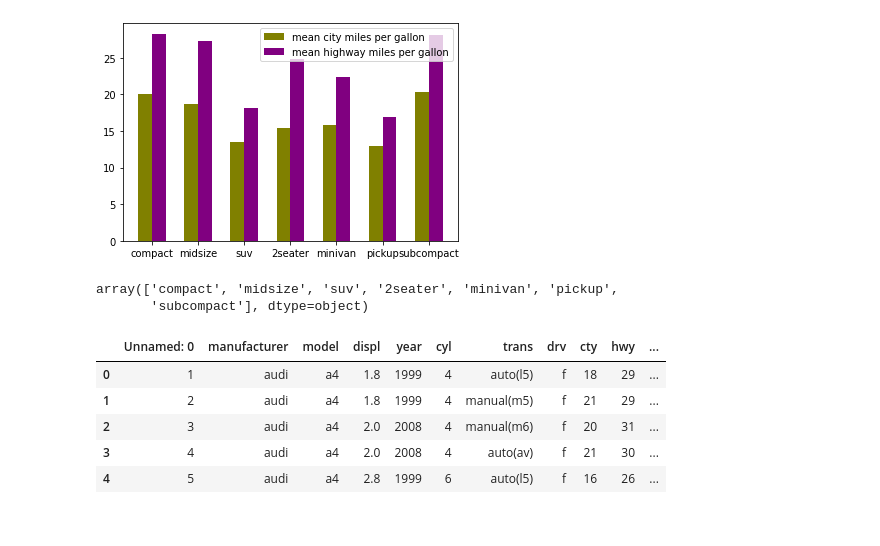
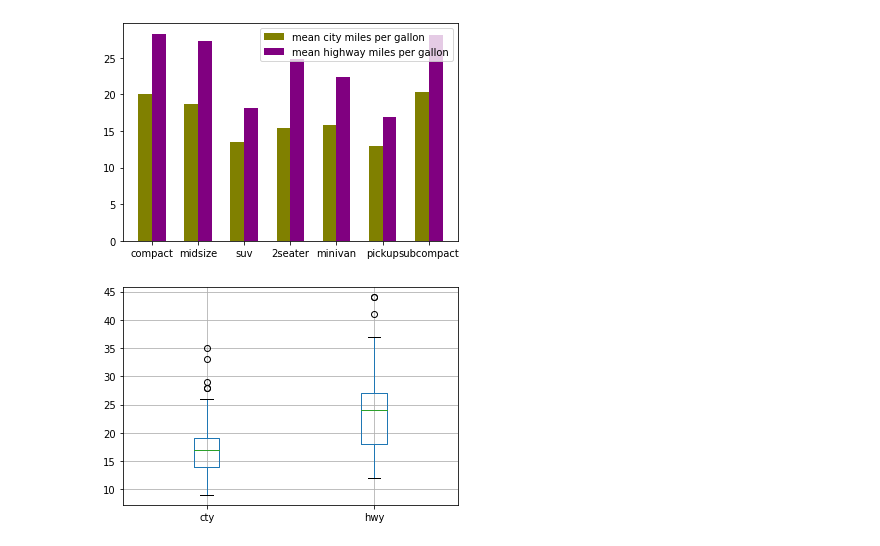
Before and after one commit to exeboy/PythonVisualization, a Jupyter notebook: Data_Visualization.ipynb, the cells around one changed output. Drawn from its saved outputs; the diff is of its cells as text; code cells hidden in the pictures.

Commit message:
created boxplot chart

```diff
--- a/Data_Visualization.ipynb
+++ b/Data_Visualization.ipynb
@@ -100,14 +98,7 @@ classes=df['class'].unique()
-# %%
-classes
-# %% [output]
-array(['compact', 'midsize', 'suv', '2seater', 'minivan', 'pickup',
-       'subcompact'], dtype=object)
-# %%
-df.head()
-# %% [output]
-|  | Unnamed: 0 | manufacturer | model | displ | year | cyl | trans | drv | cty | hwy | ... |
-| 0 | 1 | audi | a4 | 1.8 | 1999 | 4 | auto(l5) | f | 18 | 29 | ... |
-| 1 | 2 | audi | a4 | 1.8 | 1999 | 4 | manual(m5) | f | 21 | 29 | ... |
-| 2 | 3 | audi | a4 | 2.0 | 2008 | 4 | manual(m6) | f | 20 | 31 | ... |
-| 3 | 4 | audi | a4 | 2.0 | 2008 | 4 | auto(av) | f | 21 | 30 | ... |
-| 4 | 5 | audi | a4 | 2.8 | 1999 | 6 | auto(l5) | f | 16 | 26 | ... |
+# %%
+# box plot
+
+df.boxplot(column=['cty','hwy'])
+plt.show()
+# %% [output]
+[figure, added]
```
Also changed, not shown: parts of 3 cells of this notebook.
